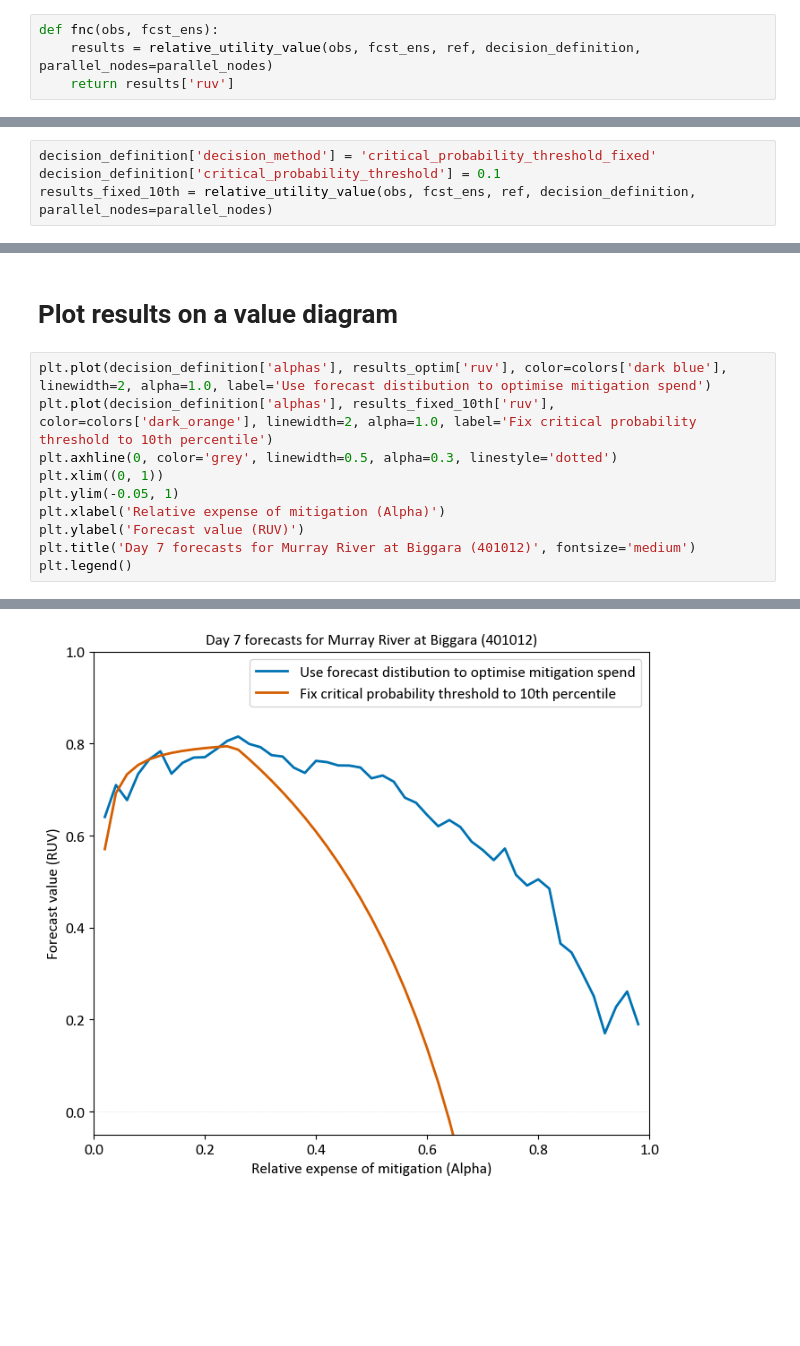
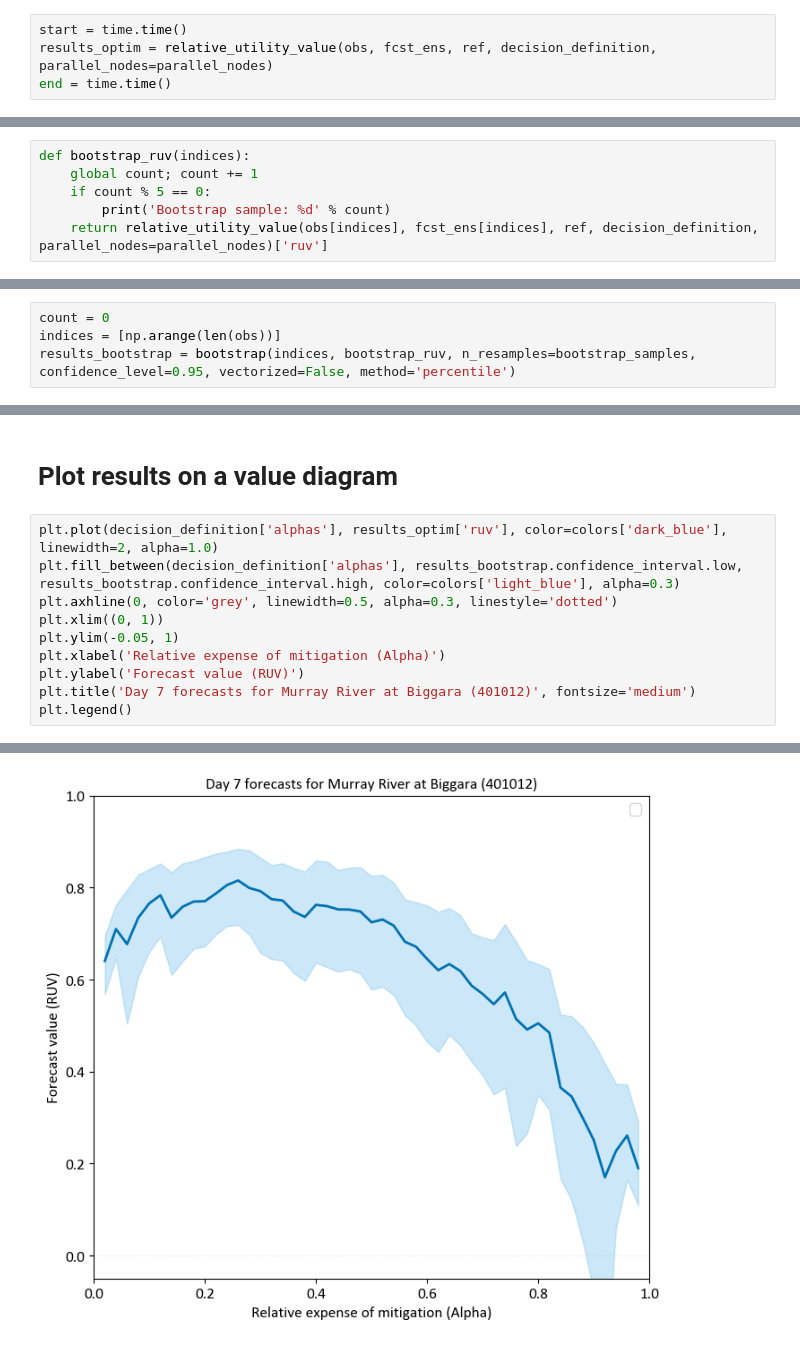
Before and after one commit to richardlaugesen/ruvpy, a Jupyter notebook: examples/example_3.ipynb, the cells around one changed output, grey strips where cells are left out. Drawn from its saved outputs; the diff is of its cells as text; blank space fills up the shorter version.

Commit message:
Working bootstrap method

```diff
--- a/examples/example_3.ipynb
+++ b/examples/example_3.ipynb
@@ -87,4 +80,4 @@ ref = None  # use event frequency as the reference forecast
 # %%
-def fnc(obs, fcst_ens):
-    results = relative_utility_value(obs, fcst_ens, ref, decision_definition, parallel_nodes=parallel_nodes)
-    return results['ruv']
+start = time.time()
+results_optim = relative_utility_value(obs, fcst_ens, ref, decision_definition, parallel_nodes=parallel_nodes)
+end = time.time()
@@ -100,4 +83,0 @@ results_optim = relative_utility_value(obs, fcst_ens, ref, decision_definition,
-# %%
-decision_definition['decision_method'] = 'critical_probability_threshold_fixed'
-decision_definition['critical_probability_threshold'] = 0.1
-results_fixed_10th = relative_utility_value(obs, fcst_ens, ref, decision_definition, parallel_nodes=parallel_nodes)
@@ -103,0 +86,6 @@ results_fixed_10th = relative_utility_value(obs, fcst_ens, ref, decision_definit
+# %%
+def bootstrap_ruv(indices):
+    global count; count += 1
+    if count % 5 == 0:
+        print('Bootstrap sample: %d' % count)
+    return relative_utility_value(obs[indices], fcst_ens[indices], ref, decision_definition, parallel_nodes=parallel_nodes)['ruv']
@@ -103,0 +95,4 @@ results_fixed_10th = relative_utility_value(obs, fcst_ens, ref, decision_definit
+# %%
+count = 0
+indices = [np.arange(len(obs))]
+results_bootstrap = bootstrap(indices, bootstrap_ruv, n_resamples=bootstrap_samples, confidence_level=0.95, vectorized=False, method='percentile')
@@ -104,8 +120,8 @@ results_fixed_10th = relative_utility_value(obs, fcst_ens, ref, decision_definit
 # %% [markdown]
 # Plot results on a value diagram
 # %%
-plt.plot(decision_definition['alphas'], results_optim['ruv'], color=colors['dark blue'], linewidth=2, alpha=1.0, label='Use forecast distibution to optimise mitigation spend')
-plt.plot(decision_definition['alphas'], results_fixed_10th['ruv'], color=colors['dark_orange'], linewidth=2, alpha=1.0, label='Fix critical probability threshold to 10th percentile')
+plt.plot(decision_definition['alphas'], results_optim['ruv'], color=colors['dark_blue'], linewidth=2, alpha=1.0)
+plt.fill_between(decision_definition['alphas'], results_bootstrap.confidence_interval.low, results_bootstrap.confidence_interval.high, color=colors['light_blue'], alpha=0.3)
 plt.axhline(0, color='grey', linewidth=0.5, alpha=0.3, linestyle='dotted')
 plt.xlim((0, 1))
 plt.ylim(-0.05, 1)
@@ -118 +135 @@ plt.legend()
-[figure, old version]
+[figure, new version]
```
Also changed, not shown: parts of 13 cells of this notebook.
